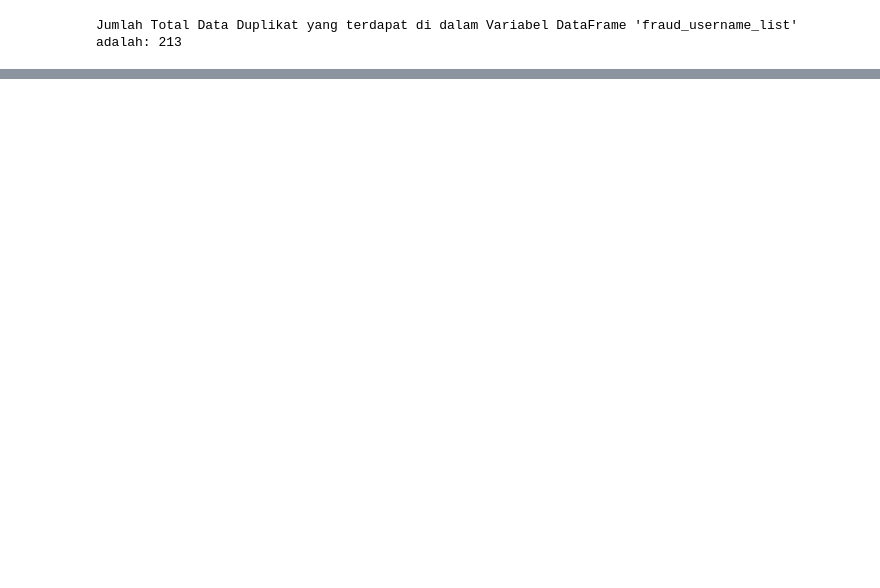
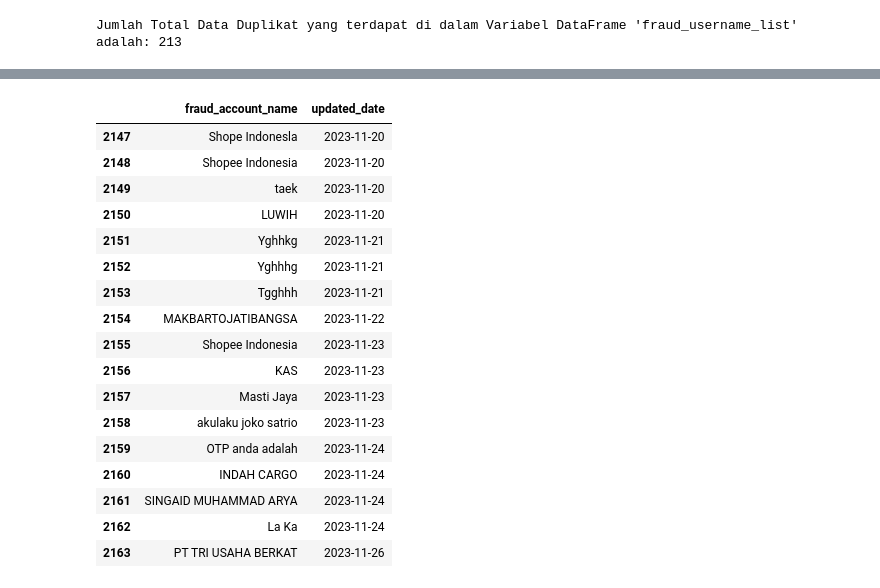
Before and after one commit to pramudianzaheka92/KlasifikasiAkunFraud-BukanFraud, a Jupyter notebook: Klasifikasi Akun Fraud & Bukan Fraud dengan 3 Algoritma Machine Learning.ipynb, the cells around one changed output, grey strips where cells are left out. Cells and saved outputs as stored; diff of their text form; code cells hidden in the pictures; blank space fills up the shorter version.

Commit message:
Explore Fraud Username List in DataFrame Variable and Create Explanation from each Data Exploration using Pandas

```diff
--- a/Klasifikasi Akun Fraud & Bukan Fraud dengan 3 Algoritma Machine Learning.ipynb
+++ b/Klasifikasi Akun Fraud & Bukan Fraud dengan 3 Algoritma Machine Learning.ipynb
@@ -530,0 +652,22 @@ Namun seperti yang kita ketahui data-data yang terdapat di dalam variabel DataFr
+# %%
+# Menampilkan 17 data terbawah yang dimiliki oleh variabel DataFrame "fraud_username_list"
+fraud_username_list.tail(17)
+# %% [output]
+|  | fraud_account_name | updated_date |
+| 2147 | Shope Indonesla | 2023-11-20 |
+| 2148 | Shopee Indonesia | 2023-11-20 |
+| 2149 | taek | 2023-11-20 |
+| 2150 | LUWIH | 2023-11-20 |
+| 2151 | Yghhkg | 2023-11-21 |
+| 2152 | Yghhhg | 2023-11-21 |
+| 2153 | Tgghhh | 2023-11-21 |
+| 2154 | MAKBARTOJATIBANGSA | 2023-11-22 |
+| 2155 | Shopee Indonesia | 2023-11-23 |
+| 2156 | KAS | 2023-11-23 |
+| 2157 | Masti Jaya | 2023-11-23 |
+| 2158 | akulaku joko satrio | 2023-11-23 |
+| 2159 | OTP anda adalah | 2023-11-24 |
+| 2160 | INDAH CARGO | 2023-11-24 |
+| 2161 | SINGAID MUHAMMAD ARYA | 2023-11-24 |
+| 2162 | La Ka | 2023-11-24 |
+| 2163 | PT TRI USAHA BERKAT | 2023-11-26 |
```
Also changed, not shown: parts of 19 cells of this notebook.
